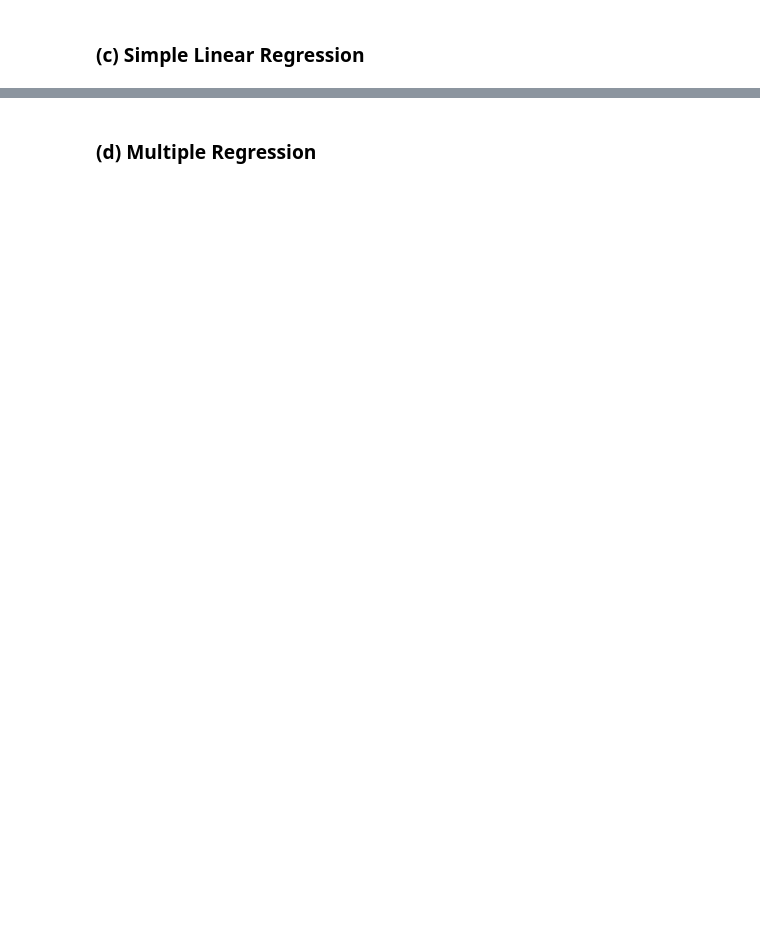
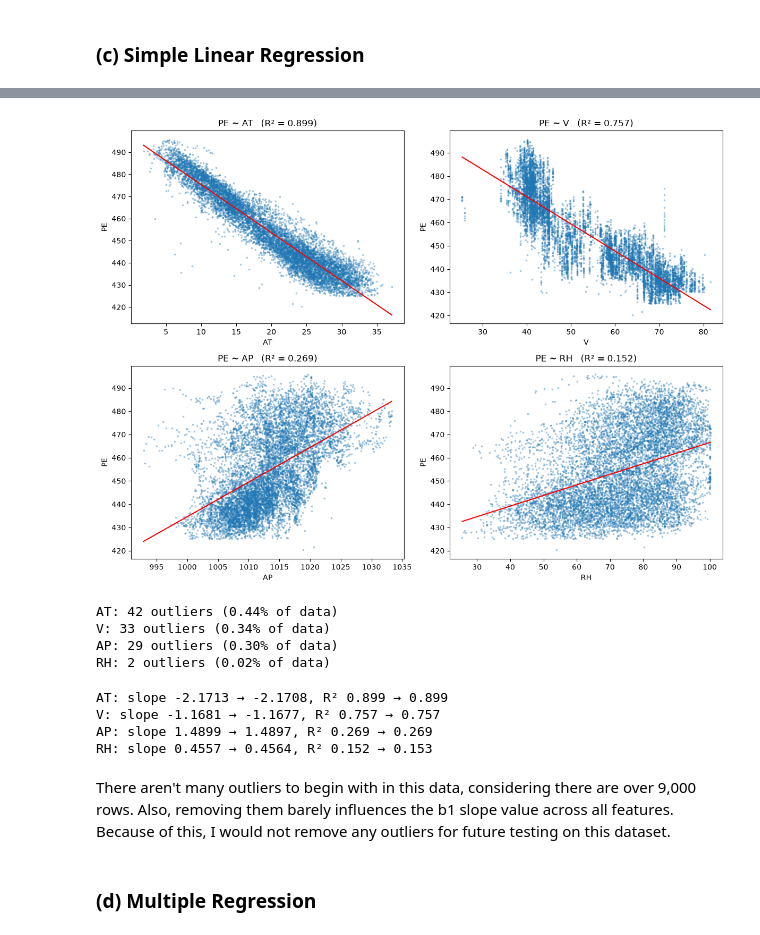
Before and after one commit to hgroome46/DSCI552-HW2, a Jupyter notebook: Groome_Henry_HW2.ipynb, the cells around one changed output, grey strips where cells are left out. Drawn from its saved outputs; the diff is of its cells as text; code cells hidden in the pictures; blank space fills up the shorter version.

```diff
--- a/Groome_Henry_HW2.ipynb
+++ b/Groome_Henry_HW2.ipynb
@@ -27,2 +111,10 @@ Get the Cycle Power Plant Data Set
 # %% [markdown]
 ### (c) Simple Linear Regression
+# %%
+predictors = ['AT', 'V', 'AP', 'RH']
+simple_models = {}
+
+for p in predictors:
+    simple_models[p] = smf.ols(f'PE ~ {p}', data=df).fit()
+    print(simple_models[p].summary().tables[1])
+    print(f"R-squared: {simple_models[p].rsquared:.3f}\n")
@@ -29,2 +141,43 @@ Get the Cycle Power Plant Data Set
+# %%
+fig, axes = plt.subplots(2, 2, figsize=(12, 9))
+
+for ax, p in zip(axes.flat, predictors):
+    m = simple_models[p]
+    ax.scatter(df[p], df['PE'], s=3, alpha=0.3)
+    x_line = np.linspace(df[p].min(), df[p].max(), 100)
+    ax.plot(x_line, m.params['Intercept'] + m.params[p] * x_line, color='red')
+    ax.set_xlabel(p)
+    ax.set_ylabel('PE')
+    ax.set_title(f'PE ~ {p}   (R² = {m.rsquared:.3f})')
+
+plt.tight_layout()
+plt.show()
+# %% [output]
+[figure, added]
+# %%
+for p in predictors:
+    m = simple_models[p]
+    std_resid = m.get_influence().resid_studentized_internal
+    n_out = (np.abs(std_resid) > 3).sum()
+    print(f"{p}: {n_out} outliers ({n_out/len(df):.2%} of data)")
+# %% [output]
+AT: 42 outliers (0.44% of data)
+V: 33 outliers (0.34% of data)
+AP: 29 outliers (0.30% of data)
+RH: 2 outliers (0.02% of data)
+# %%
+for p in predictors:
+    m = simple_models[p]
+    keep = np.abs(std_resid) <= 3
+    m_clean = smf.ols(f'PE ~ {p}', data=df[keep]).fit()
+    print(f"{p}: slope {m.params[p]:.4f} → {m_clean.params[p]:.4f}, "
+          f"R² {m.rsquared:.3f} → {m_clean.rsquared:.3f}")
+# %% [output]
+AT: slope -2.1713 → -2.1708, R² 0.899 → 0.899
+V: slope -1.1681 → -1.1677, R² 0.757 → 0.757
+AP: slope 1.4899 → 1.4897, R² 0.269 → 0.269
+RH: slope 0.4557 → 0.4564, R² 0.152 → 0.153
+# %% [markdown]
+There aren't many outliers to begin with in this data, considering there are over 9,000 rows. Also, removing them barely influences the b1 slope value across all features. Because of this, I would not remove any outliers for future testing on this dataset.
 # %% [markdown]
 ### (d) Multiple Regression
```
Also changed, not shown: parts of 35 cells of this notebook.
